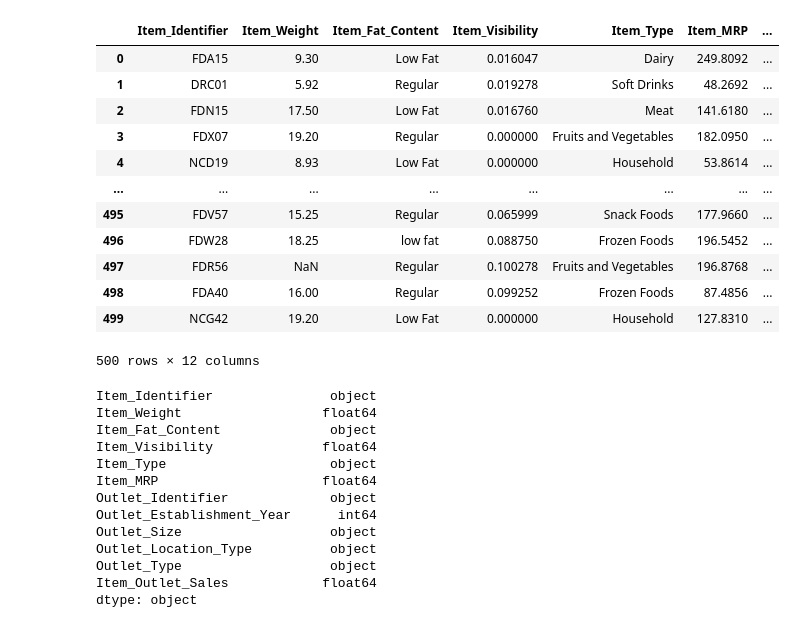
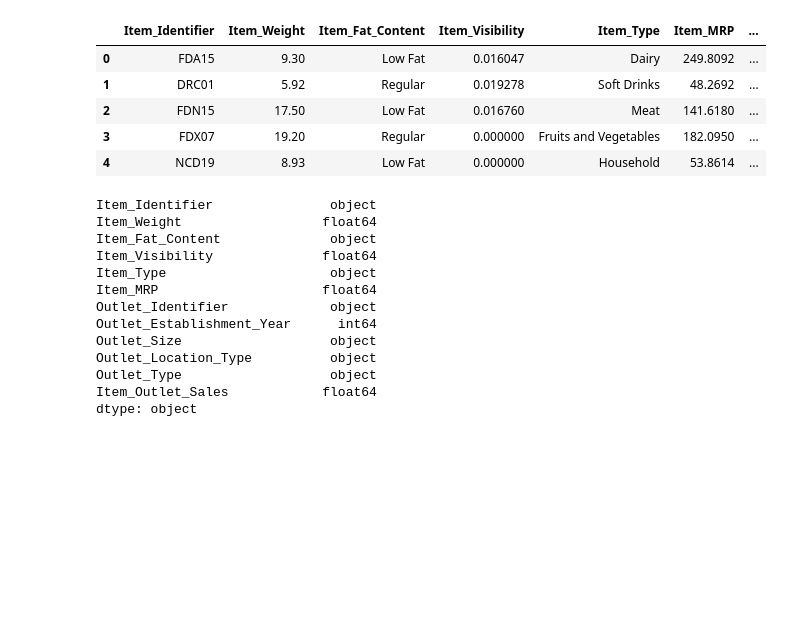
Before and after one commit to Sun-ny-A/food-sales-predictions, a Jupyter notebook: food_sales_predictions.ipynb, the cells around one changed output. Cells and saved outputs as stored; diff of their text form; code cells hidden in the pictures; blank space fills up the shorter version.

```diff
--- a/food_sales_predictions.ipynb
+++ b/food_sales_predictions.ipynb
@@ -5,21 +5,14 @@ import pandas as pd
 filename = '/content/sales_predictions (1).csv'
 # %%
 df = pd.read_csv(filename)
-df.head(500)
+df.head()
 # %% [output]
 |  | Item_Identifier | Item_Weight | Item_Fat_Content | Item_Visibility | Item_Type | Item_MRP | ... |
 | 0 | FDA15 | 9.30 | Low Fat | 0.016047 | Dairy | 249.8092 | ... |
 | 1 | DRC01 | 5.92 | Regular | 0.019278 | Soft Drinks | 48.2692 | ... |
 | 2 | FDN15 | 17.50 | Low Fat | 0.016760 | Meat | 141.6180 | ... |
 | 3 | FDX07 | 19.20 | Regular | 0.000000 | Fruits and Vegetables | 182.0950 | ... |
 | 4 | NCD19 | 8.93 | Low Fat | 0.000000 | Household | 53.8614 | ... |
-| ... | ... | ... | ... | ... | ... | ... | ... |
-| 495 | FDV57 | 15.25 | Regular | 0.065999 | Snack Foods | 177.9660 | ... |
-| 496 | FDW28 | 18.25 | low fat | 0.088750 | Frozen Foods | 196.5452 | ... |
-| 497 | FDR56 | NaN | Regular | 0.100278 | Fruits and Vegetables | 196.8768 | ... |
-| 498 | FDA40 | 16.00 | Regular | 0.099252 | Frozen Foods | 87.4856 | ... |
-| 499 | NCG42 | 19.20 | Low Fat | 0.000000 | Household | 127.8310 | ... |
-500 rows × 12 columns
 # %%
 df.dtypes
 # %% [output]
```
Also changed, not shown: parts of 1 cell of this notebook.
